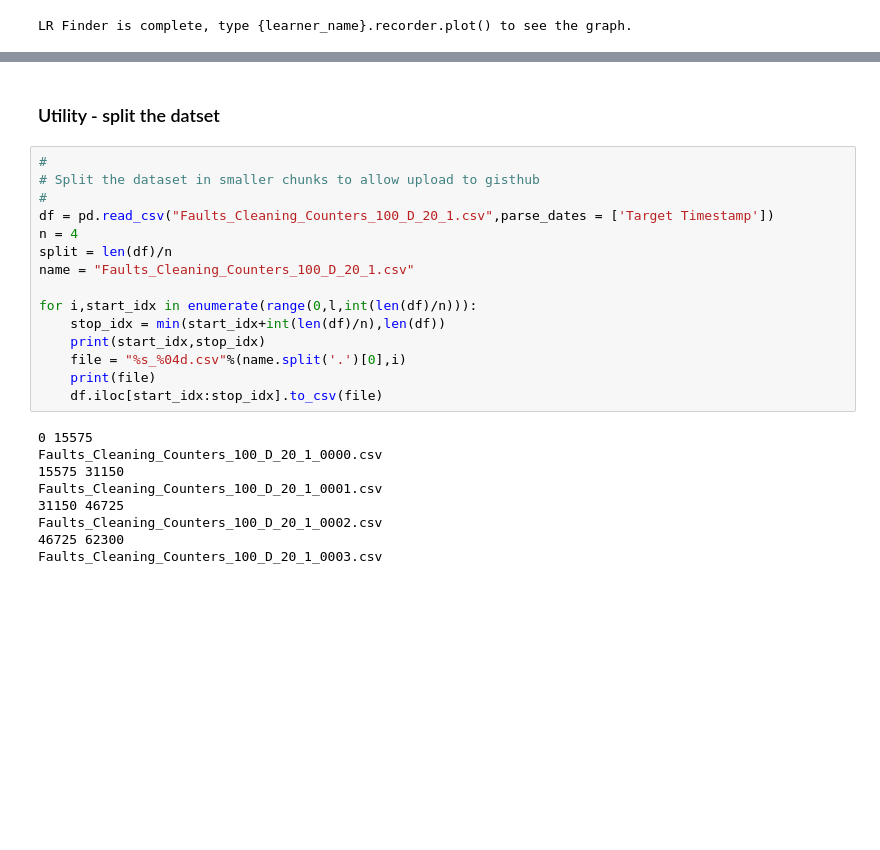
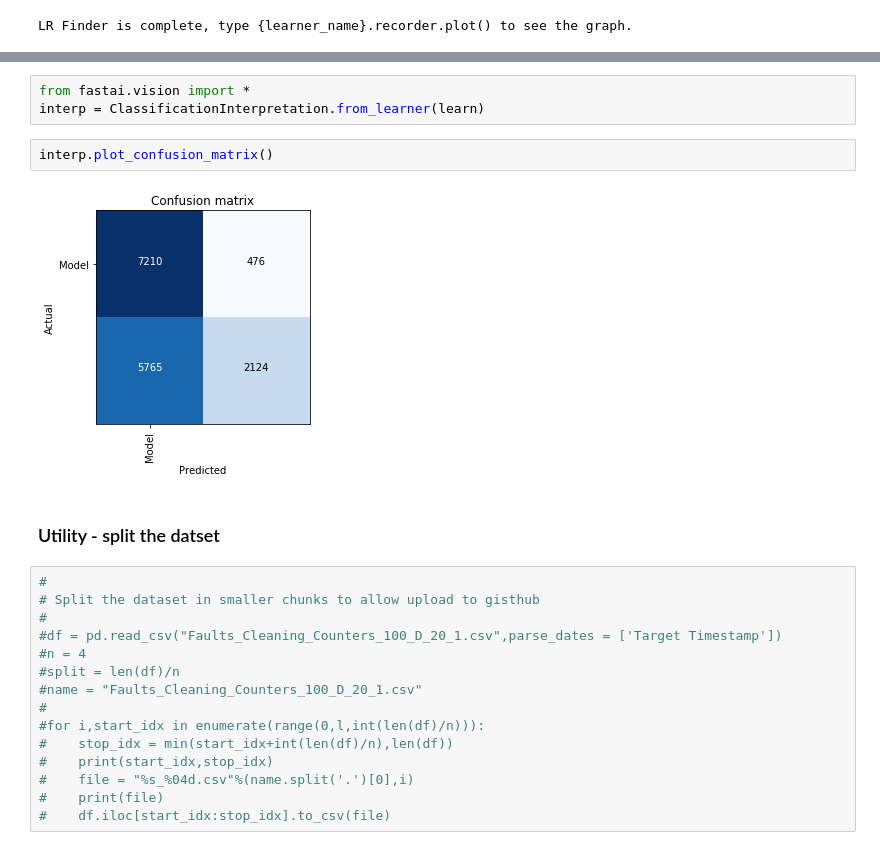
Before and after one commit to mallibus/Flairbit-Coffee-Machines-DataWranglin, a Jupyter notebook: Fastai Tabular Paperspace.ipynb, the cells around one changed output, grey strips where cells are left out. Saved outputs shown, nothing was run; the diff lists cells and outputs as text; blank space fills up the shorter version.

```diff
--- a/Fastai Tabular Paperspace.ipynb
+++ b/Fastai Tabular Paperspace.ipynb
@@ -175,26 +178,24 @@ Total time: 01:13
+# %%
+from fastai.vision import *
+interp = ClassificationInterpretation.from_learner(learn)
+# %%
+interp.plot_confusion_matrix()
+# %% [output]
+[figure, added]
 # %% [markdown]
 ### Utility - split the datset
 # %%
 #
 # Split the dataset in smaller chunks to allow upload to gisthub
 #
-df = pd.read_csv("Faults_Cleaning_Counters_100_D_20_1.csv",parse_dates = ['Target Timestamp'])
-n = 4
-split = len(df)/n
-name = "Faults_Cleaning_Counters_100_D_20_1.csv"
-
-for i,start_idx in enumerate(range(0,l,int(len(df)/n))):
-    stop_idx = min(start_idx+int(len(df)/n),len(df))
-    print(start_idx,stop_idx)
-    file = "%s_%04d.csv"%(name.split('.')[0],i)
-    print(file)
-    df.iloc[start_idx:stop_idx].to_csv(file)
+#df = pd.read_csv("Faults_Cleaning_Counters_100_D_20_1.csv",parse_dates = ['Target Timestamp'])
+#n = 4
+#split = len(df)/n
+#name = "Faults_Cleaning_Counters_100_D_20_1.csv"
+#
+#for i,start_idx in enumerate(range(0,l,int(len(df)/n))):
+#    stop_idx = min(start_idx+int(len(df)/n),len(df))
+#    print(start_idx,stop_idx)
+#    file = "%s_%04d.csv"%(name.split('.')[0],i)
+#    print(file)
+#    df.iloc[start_idx:stop_idx].to_csv(file)
-# %% [output]
-0 15575
-Faults_Cleaning_Counters_100_D_20_1_0000.csv
-15575 31150
-Faults_Cleaning_Counters_100_D_20_1_0001.csv
-31150 46725
-Faults_Cleaning_Counters_100_D_20_1_0002.csv
-46725 62300
-Faults_Cleaning_Counters_100_D_20_1_0003.csv
```
Also changed, not shown: parts of 20 cells of this notebook.
